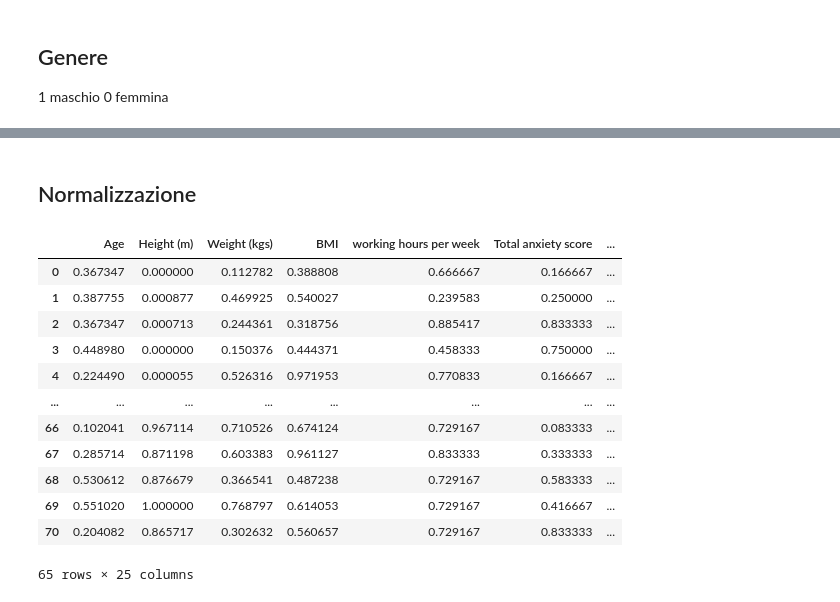
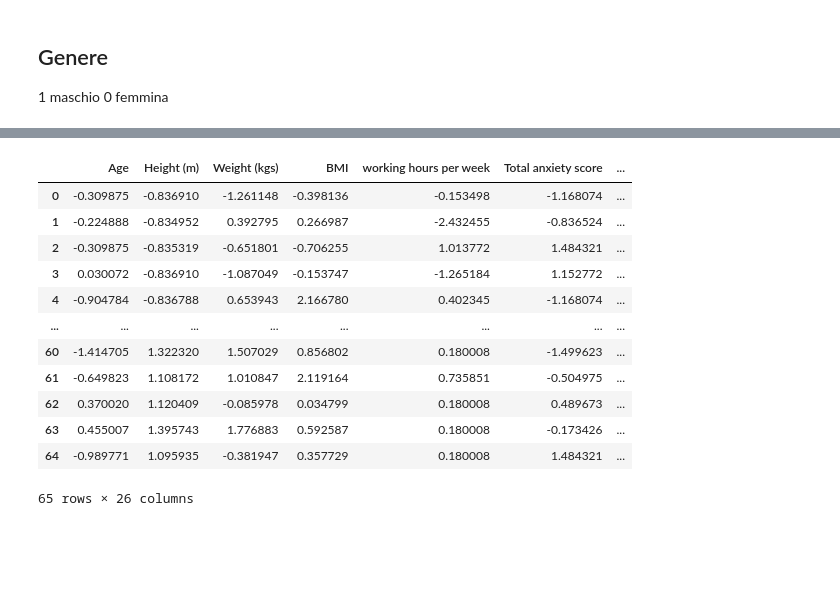
Before and after one commit to cMancio00/Contest_MASL_2023, a Jupyter notebook: anxiety.ipynb, the cells around one changed output, grey strips where cells are left out. Saved outputs shown, nothing was run; the diff lists cells and outputs as text; code cells hidden in the pictures; blank space fills up the shorter version.

```diff
--- a/anxiety.ipynb
+++ b/anxiety.ipynb
@@ -78,25 +46,37 @@ columns_order = df.columns
-# %% [markdown]
-## Normalizzazione
 # %%
+#Rimozione colonne inutili e valori nulli
+df.drop(columns=["Average weekday", "Average weekend day"], inplace=True)
+df.dropna(inplace=True)
+
+#Lista ordine delle colonne
+columns_order = df.columns
+
+#Cambio del valore in Genere 1:Maschio 0:Femmina
+df["Gender"] = np.where(df["Gender"] == 2, 1,0)
+
+#Normalizzazione
 gender = df["Gender"]
-id = df["ID No"]
+id_no = df["ID No"]
 df.drop(columns=["Gender", "ID No"], inplace=True)
 
 df = (df - df.mean())/df.std()
 df["Gender"] = gender
-df["ID No"] = id
+#df["ID No"] = id_no
+
+#df = df[columns_order]
+df.reset_index(drop=True, inplace=True)
 df
 # %% [output]
 |  | Age | Height (m) | Weight (kgs) | BMI | working hours per week | Total anxiety score | ... |
-| 0 | 0.367347 | 0.000000 | 0.112782 | 0.388808 | 0.666667 | 0.166667 | ... |
-| 1 | 0.387755 | 0.000877 | 0.469925 | 0.540027 | 0.239583 | 0.250000 | ... |
-| 2 | 0.367347 | 0.000713 | 0.244361 | 0.318756 | 0.885417 | 0.833333 | ... |
-| 3 | 0.448980 | 0.000000 | 0.150376 | 0.444371 | 0.458333 | 0.750000 | ... |
-| 4 | 0.224490 | 0.000055 | 0.526316 | 0.971953 | 0.770833 | 0.166667 | ... |
+| 0 | -0.309875 | -0.836910 | -1.261148 | -0.398136 | -0.153498 | -1.168074 | ... |
+| 1 | -0.224888 | -0.834952 | 0.392795 | 0.266987 | -2.432455 | -0.836524 | ... |
+| 2 | -0.309875 | -0.835319 | -0.651801 | -0.706255 | 1.013772 | 1.484321 | ... |
+| 3 | 0.030072 | -0.836910 | -1.087049 | -0.153747 | -1.265184 | 1.152772 | ... |
+| 4 | -0.904784 | -0.836788 | 0.653943 | 2.166780 | 0.402345 | -1.168074 | ... |
 | ... | ... | ... | ... | ... | ... | ... | ... |
-| 66 | 0.102041 | 0.967114 | 0.710526 | 0.674124 | 0.729167 | 0.083333 | ... |
-| 67 | 0.285714 | 0.871198 | 0.603383 | 0.961127 | 0.833333 | 0.333333 | ... |
-| 68 | 0.530612 | 0.876679 | 0.366541 | 0.487238 | 0.729167 | 0.583333 | ... |
-| 69 | 0.551020 | 1.000000 | 0.768797 | 0.614053 | 0.729167 | 0.416667 | ... |
-| 70 | 0.204082 | 0.865717 | 0.302632 | 0.560657 | 0.729167 | 0.833333 | ... |
+| 60 | -1.414705 | 1.322320 | 1.507029 | 0.856802 | 0.180008 | -1.499623 | ... |
+| 61 | -0.649823 | 1.108172 | 1.010847 | 2.119164 | 0.735851 | -0.504975 | ... |
+| 62 | 0.370020 | 1.120409 | -0.085978 | 0.034799 | 0.180008 | 0.489673 | ... |
+| 63 | 0.455007 | 1.395743 | 1.776883 | 0.592587 | 0.180008 | -0.173426 | ... |
+| 64 | -0.989771 | 1.095935 | -0.381947 | 0.357729 | 0.180008 | 1.484321 | ... |
-65 rows × 25 columns
+65 rows × 26 columns
```
Also changed, not shown: parts of 13 cells of this notebook.
